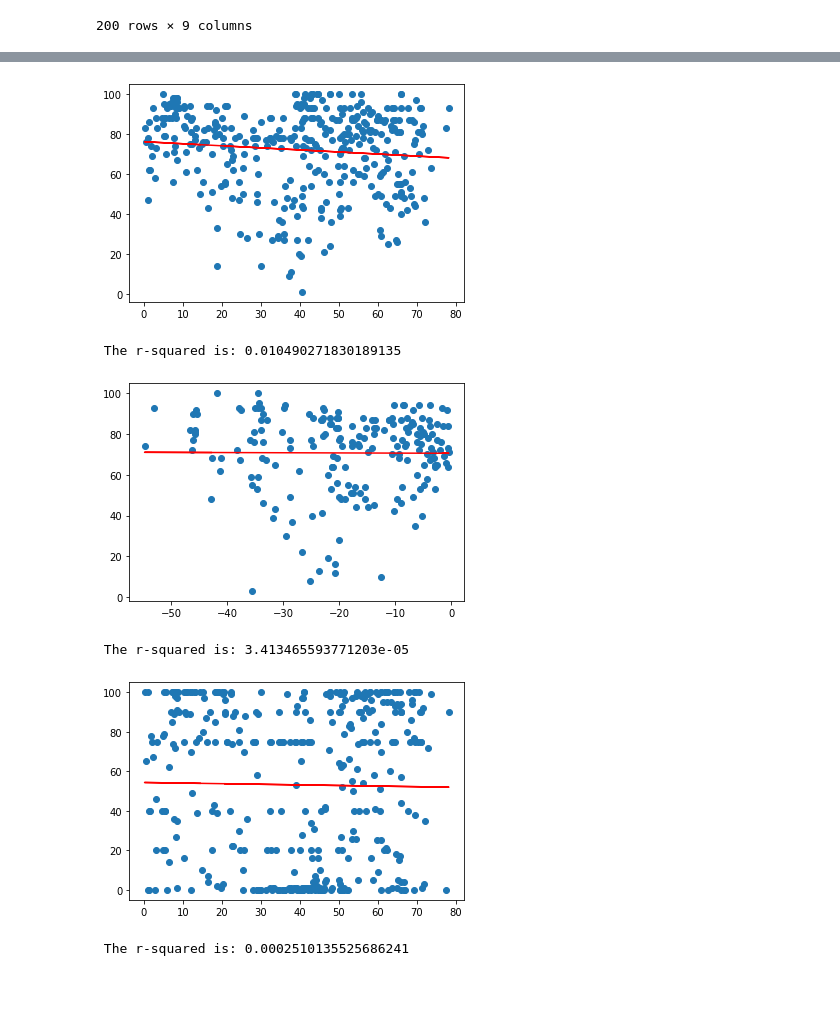
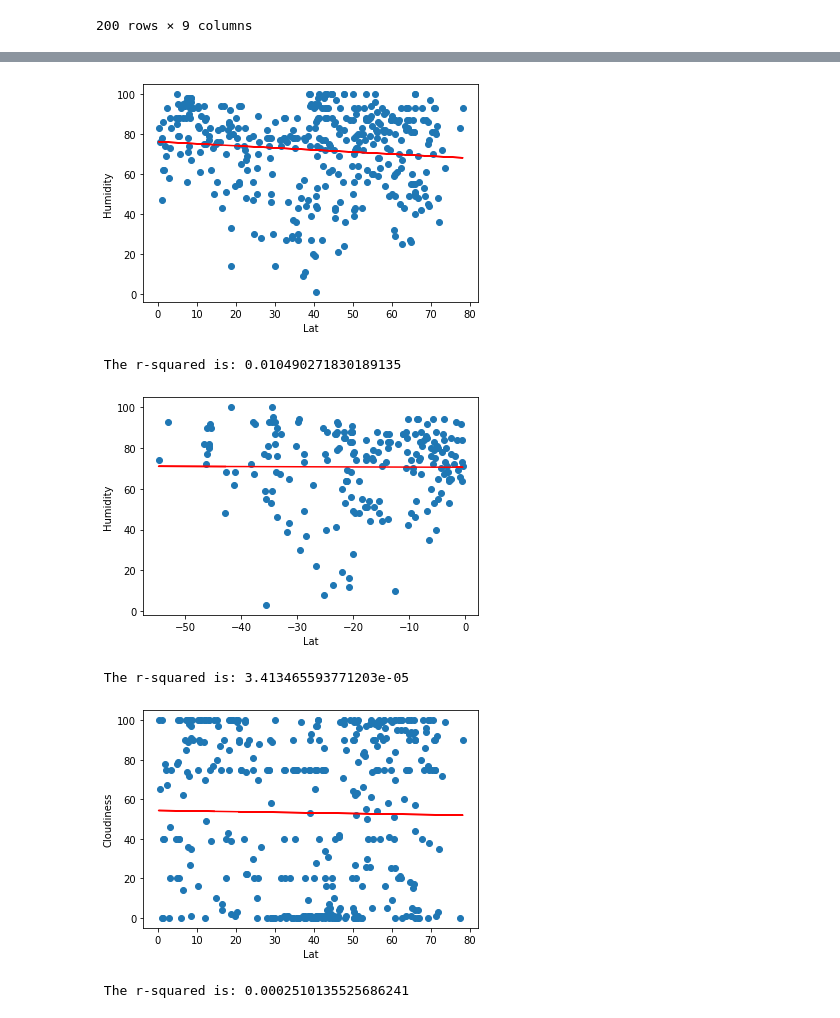
Before and after one commit to aperconti/python-api-challenge, a Jupyter notebook: WeatherPy/WeatherPy.ipynb, the cells around one changed output, grey strips where cells are left out. Cells and saved outputs as stored; diff of their text form; code cells hidden in the pictures; blank space fills up the shorter version.

Commit message:
addeding labels to plots

```diff
--- a/WeatherPy/WeatherPy.ipynb
+++ b/WeatherPy/WeatherPy.ipynb
@@ -260,12 +260,36 @@ southern_hem
 
 
 # Defining function that calculates linear regression
-def len_regression(x_np_array, y_np_array):
+# def len_regression(x_np_array, y_np_array):
+
+#     x = x_np_array.reshape(-1, 1)
+#     y = y_np_array.reshape(-1, 1)
+#     linear_regressor = LinearRegression()
+#     linear_regressor.fit(x, y)
+#     y_pred = linear_regressor.predict(x)
+#     plt.xlabel(x_np_array[0])
+#     plt.ylabel(y_np_array[0])
+#     plt.scatter(x, y)
+#     plt.plot(x, y_pred, color='red')
+#     plt.show()
+#     # calculating r-squared and printing it
+#     r_sq = r2_score(y, y_pred)
+#     print(f' The r-squared is: {r_sq}')
+
+
+def len_regression(df, x_index, y_index):
+    x_np_array = df.iloc[:, x_index].values
+    y_np_array = df.iloc[:, y_index].values
+
     x = x_np_array.reshape(-1, 1)
     y = y_np_array.reshape(-1, 1)
+
     linear_regressor = LinearRegression()
     linear_regressor.fit(x, y)
     y_pred = linear_regressor.predict(x)
+
+    plt.xlabel(df.columns[x_index])
+    plt.ylabel(df.columns[y_index])
     plt.scatter(x, y)
     plt.plot(x, y_pred, color='red')
     plt.show()
@@ -273,10 +297,6 @@ def len_regression(x_np_array, y_np_array):
     r_sq = r2_score(y, y_pred)
     print(f' The r-squared is: {r_sq}')
 
-# Defining x and y
-x_np_array = northern_hem.iloc[:, 1].values
-y_np_array = northern_hem.iloc[:, 3].values
-
 #calling function
-len_regression(x_np_array, y_np_array)
+len_regression(northern_hem, 1, 3)
 # %% [output]
@@ -297,38 +314,26 @@ len_regression(x_np_array, y_np_array)
 # %%
 # Northern Hemisphere - Humidity (%) vs. Latitude Linear Regression
 
-# Defining x and y
-x_np_array = northern_hem.iloc[:, 1].values
-y_np_array = northern_hem.iloc[:, 4].values
-
 #calling function
-len_regression(x_np_array, y_np_array)
+len_regression(northern_hem,1,4)
 # %% [output]
-[figure, old version]
+[figure, new version]
  The r-squared is: 0.010490271830189135
 # %%
 # Southern Hemisphere - Humidity (%) vs. Latitude Linear Regression
 
-# Defining x and y
-x_np_array = southern_hem.iloc[:, 1].values
-y_np_array = southern_hem.iloc[:, 4].values
-
 #calling function
-len_regression(x_np_array, y_np_array)
+len_regression(southern_hem,1,4)
 # %% [output]
-[figure, old version]
+[figure, new version]
  The r-squared is: 3.413465593771203e-05
 # %%
 # Northern Hemisphere - Cloudiness (%) vs. Latitude Linear Regression
 
-# Defining x and y
-x_np_array = northern_hem.iloc[:, 1].values
-y_np_array = northern_hem.iloc[:, 5].values
-
 #calling function
-len_regression(x_np_array, y_np_array)
+len_regression(northern_hem,1,5)
 # %% [output]
-[figure, old version]
+[figure, new version]
  The r-squared is: 0.0002510135525686241
 # %%
 #Southern Hemisphere - Cloudiness (%) vs. Latitude Linear Regression
```
Also changed, not shown: parts of 5 cells of this notebook.
